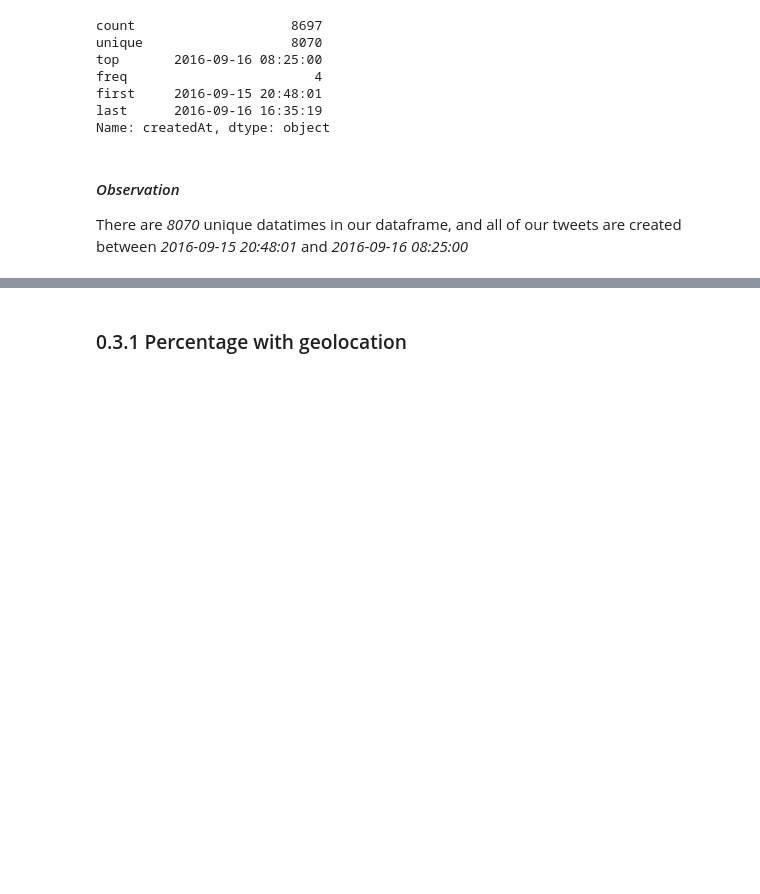
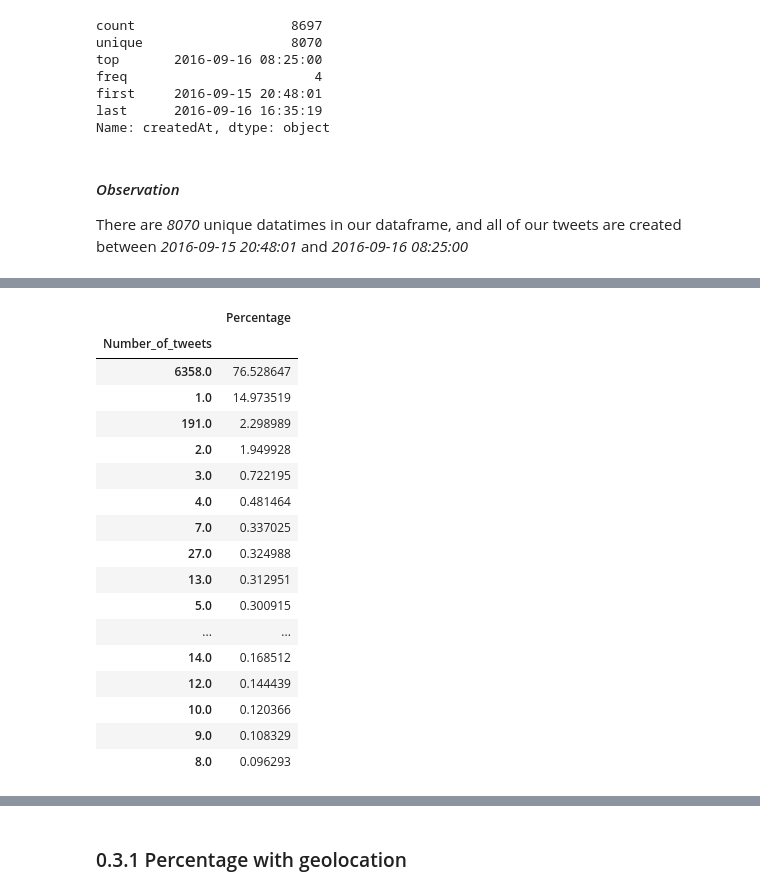
Before and after one commit to ChongHan/EPFL_ADA_Project, a Jupyter notebook: Sample Data processing.ipynb, the cells around one changed output, grey strips where cells are left out. Drawn from its saved outputs; the diff is of its cells as text; code cells hidden in the pictures; blank space fills up the shorter version.

```diff
--- a/Sample Data processing.ipynb
+++ b/Sample Data processing.ipynb
@@ -352,0 +422,10 @@ lang_usage
+# %%
+def f(x):
+    return Series(dict(Number_of_tweets = x['text'].count(),
+                       Percentage = x['text'].count() / TOTAL_ENTRIES * 100,
+                       ))
+# %%
+hashtag_count = sample_data.groupby('hashtags').apply(f)
+hashtag_count = hashtag_count.sort_values('Number_of_tweets', axis=0, ascending=False)
+number_without_tag = hashtag_count.Number_of_tweets.get_value(0)
+hashtag_count.head(5)
@@ -352,0 +446,27 @@ lang_usage
+# %%
+def f(x):
+    return Series(dict(Percentage = x['Number_of_tweets'].sum() / TOTAL_ENTRIES * 100,
+                       ))
+# %%
+common_tag = hashtag_count.groupby('Number_of_tweets').apply(f)
+common_tag = common_tag.sort_values('Percentage', axis=0, ascending=False)
+common_tag
+# %% [output]
+|  | Percentage |
+| Number_of_tweets |  |
+| 6358.0 | 76.528647 |
+| 1.0 | 14.973519 |
+| 191.0 | 2.298989 |
+| 2.0 | 1.949928 |
+| 3.0 | 0.722195 |
+| 4.0 | 0.481464 |
+| 7.0 | 0.337025 |
+| 27.0 | 0.324988 |
+| 13.0 | 0.312951 |
+| 5.0 | 0.300915 |
+| ... | ... |
+| 14.0 | 0.168512 |
+| 12.0 | 0.144439 |
+| 10.0 | 0.120366 |
+| 9.0 | 0.108329 |
+| 8.0 | 0.096293 |
```
Also changed, not shown: parts of 40 cells of this notebook.
